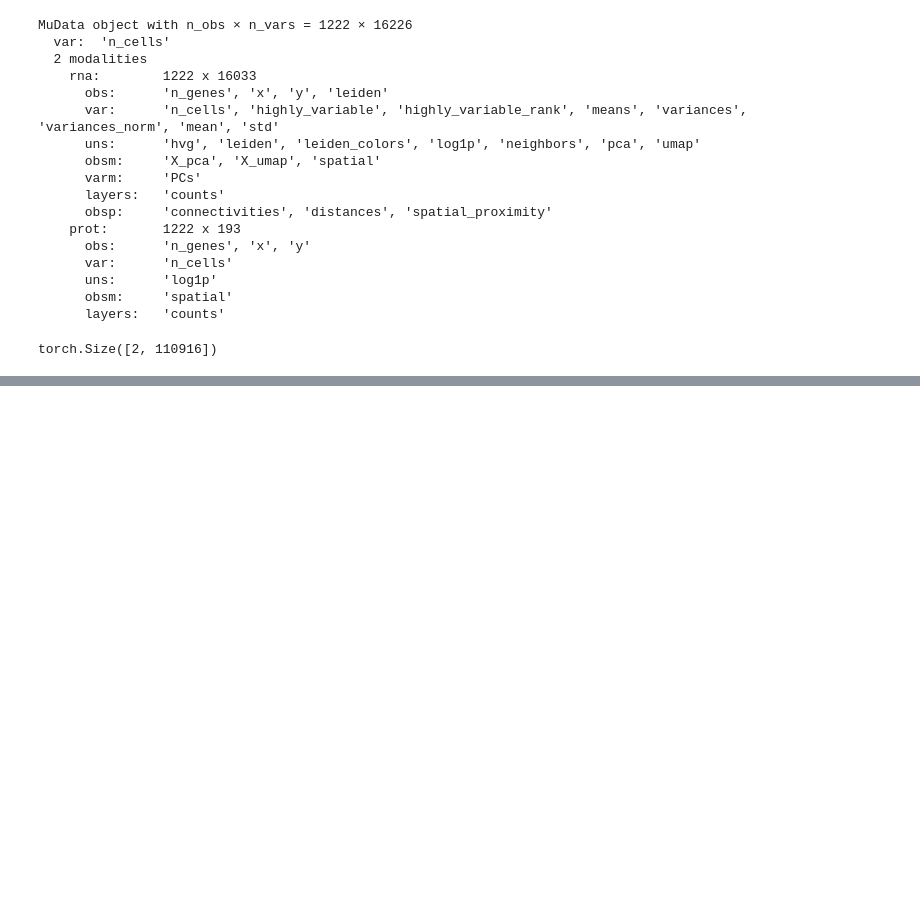
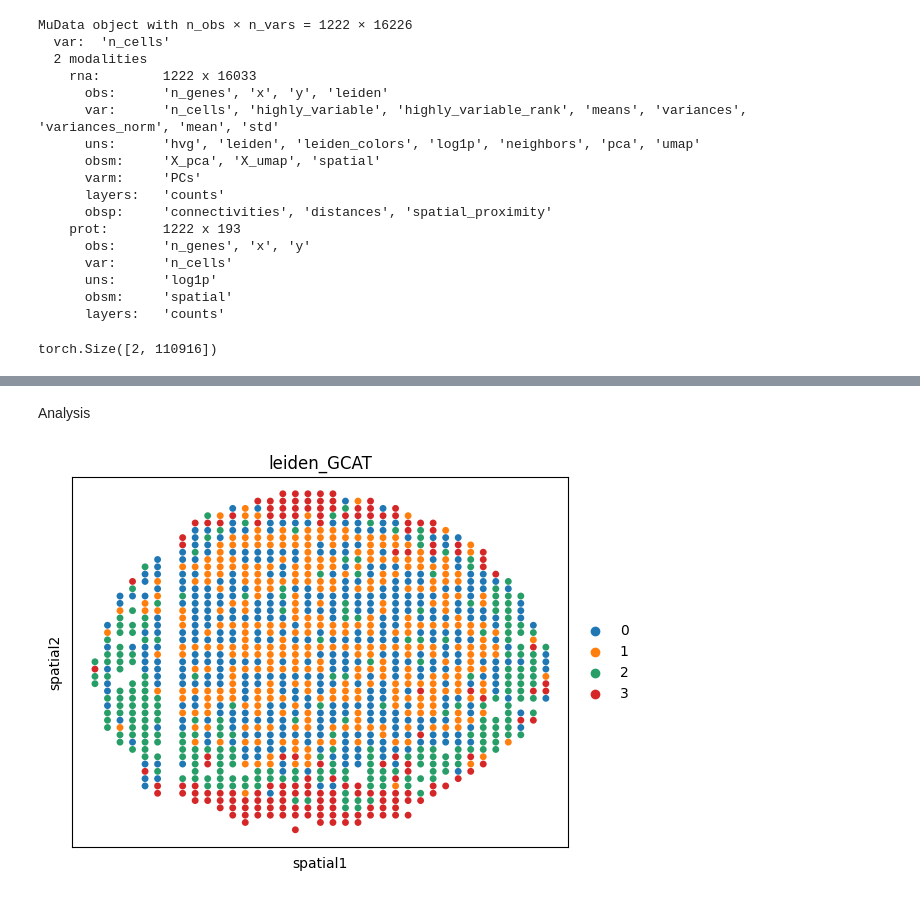
Before and after one commit to cb11711211/sc_st_attention_integration, a Jupyter notebook: GSPI/sp_integrate.ipynb, the cells around one changed output, grey strips where cells are left out. Drawn from its saved outputs; the diff is of its cells as text; code cells hidden in the pictures; blank space fills up the shorter version.

Commit message:
update cell seged analysis

```diff
--- a/GSPI/sp_integrate.ipynb
+++ b/GSPI/sp_integrate.ipynb
@@ -516,13 +516,13 @@ model_choice = "Graph Cross Attention"
 rna_input_dim = rna_subset.X.shape[1]
 prot_input_dim = mdata['prot'].X.shape[1]
 
-hidden_dim = 32
-embedding_dim = 32
-heads = 4
+hidden_dim = 128
+embedding_dim = 128
+heads = 8
 num_blocks = 2
 permute = False
 preserve_rate = 0.2
-alpha = 0.4
+alpha = 0.6
 beta = 0.4
 
 # setting for the trainer
@@ -579,7 +579,7 @@ trainer = Trainer(
     batch_size=batch_size,
     lr=lr,
     epochs=epochs,
-    mask_ratio=0.85,
+    mask_ratio=mask_ratio,
     permute=False,
     preserve_rate=preserve_rate,
     num_splits=num_splits,
@@ -630,0 +635,6 @@ np.save("../data/GraphCrossEmbedding_mouse_spleen_spCITE_hvg_sp_integrate.npy",
+# %% [markdown]
+Analysis
+# %%
+# mdata.obsm["X_GCTA"] = embedding
+rna = mdata['rna'].copy()
+rna.obsm['X_GCAT'] = embedding
@@ -630,0 +648,4 @@ np.save("../data/GraphCrossEmbedding_mouse_spleen_spCITE_hvg_sp_integrate.npy",
+# %%
+sc.pl.embedding(rna, basis="spatial", color='leiden_GCAT')
+# %% [output]
+[figure, added]
```
Also changed, not shown: parts of 8 cells of this notebook, 3 other files.
